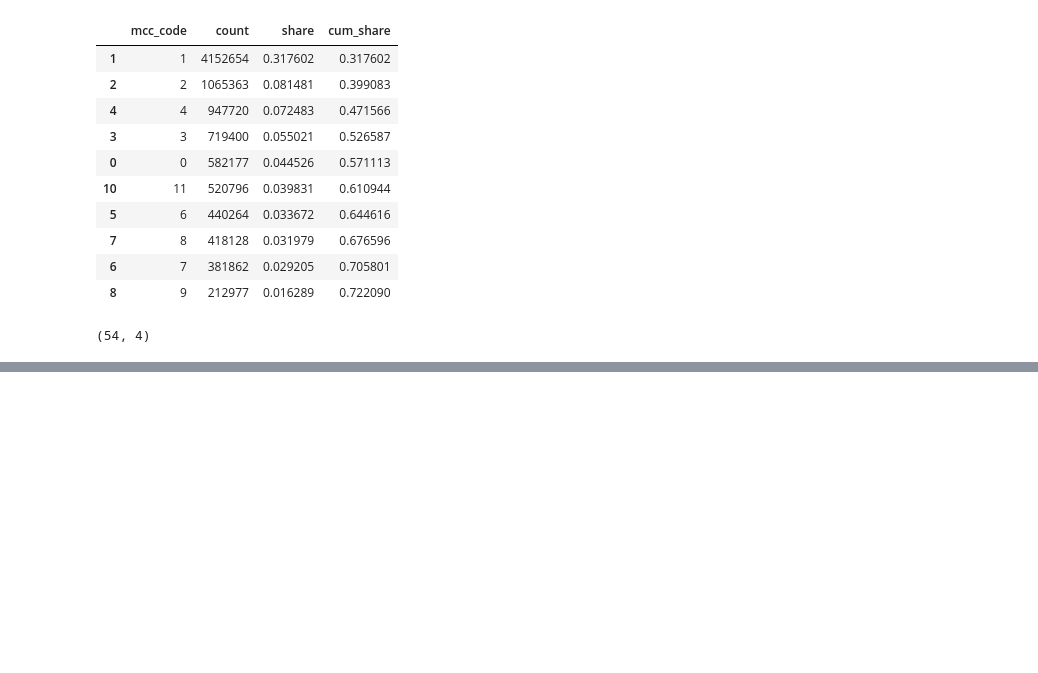
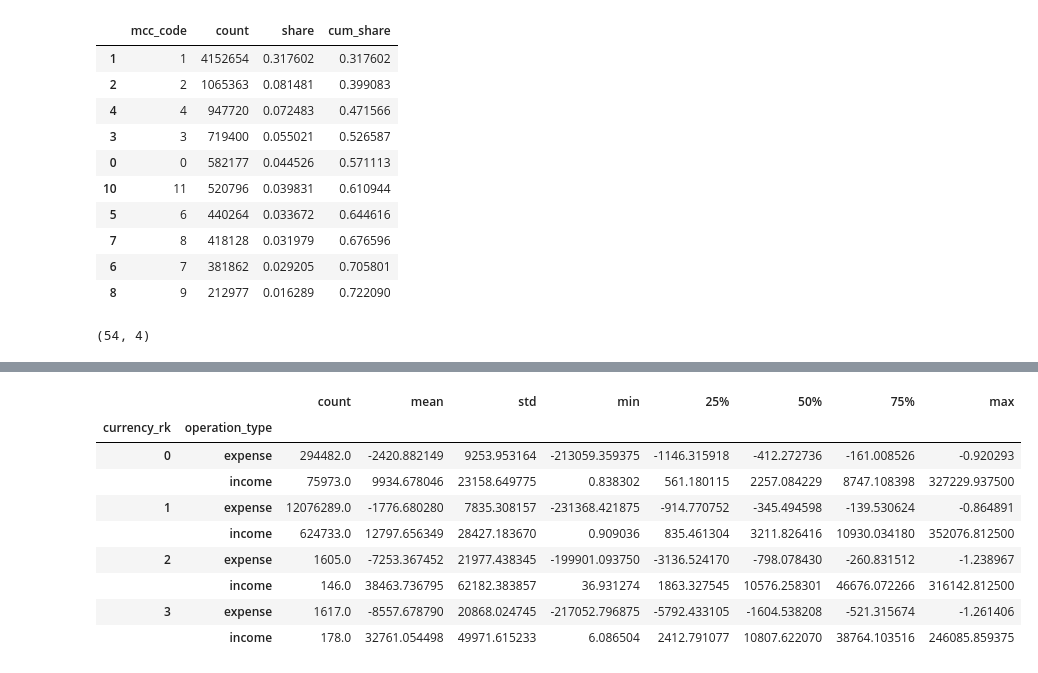
Before and after one commit to Lunalykaya/customer-churn-prediction, a Jupyter notebook: eda-churn.ipynb, the cells around one changed output, grey strips where cells are left out. Saved outputs shown, nothing was run; the diff lists cells and outputs as text; code cells hidden in the pictures; blank space fills up the shorter version.

```diff
--- a/eda-churn.ipynb
+++ b/eda-churn.ipynb
@@ -1566,0 +1621,16 @@ transactions
+# %%
+result = (transactions.assign(operation_type=np.where(transactions['transaction_amt'] < 0,'expense', 'income'))
+          .groupby(['currency_rk', 'operation_type'])['transaction_amt'].describe())
+
+result
+# %% [output]
+|  |  | count | mean | std | min | 25% | 50% | 75% | max |
+| currency_rk | operation_type |  |  |  |  |  |  |  |  |
+| 0 | expense | 294482.0 | -2420.882149 | 9253.953164 | -213059.359375 | -1146.315918 | -412.272736 | -161.008526 | -0.920293 |
+|  | income | 75973.0 | 9934.678046 | 23158.649775 | 0.838302 | 561.180115 | 2257.084229 | 8747.108398 | 327229.937500 |
+| 1 | expense | 12076289.0 | -1776.680280 | 7835.308157 | -231368.421875 | -914.770752 | -345.494598 | -139.530624 | -0.864891 |
+|  | income | 624733.0 | 12797.656349 | 28427.183670 | 0.909036 | 835.461304 | 3211.826416 | 10930.034180 | 352076.812500 |
+| 2 | expense | 1605.0 | -7253.367452 | 21977.438345 | -199901.093750 | -3136.524170 | -798.078430 | -260.831512 | -1.238967 |
+|  | income | 146.0 | 38463.736795 | 62182.383857 | 36.931274 | 1863.327545 | 10576.258301 | 46676.072266 | 316142.812500 |
+| 3 | expense | 1617.0 | -8557.678790 | 20868.024745 | -217052.796875 | -5792.433105 | -1604.538208 | -521.315674 | -1.261406 |
+|  | income | 178.0 | 32761.054498 | 49971.615233 | 6.086504 | 2412.791077 | 10807.622070 | 38764.103516 | 246085.859375 |
```
Also changed, not shown: parts of 8 cells of this notebook.
